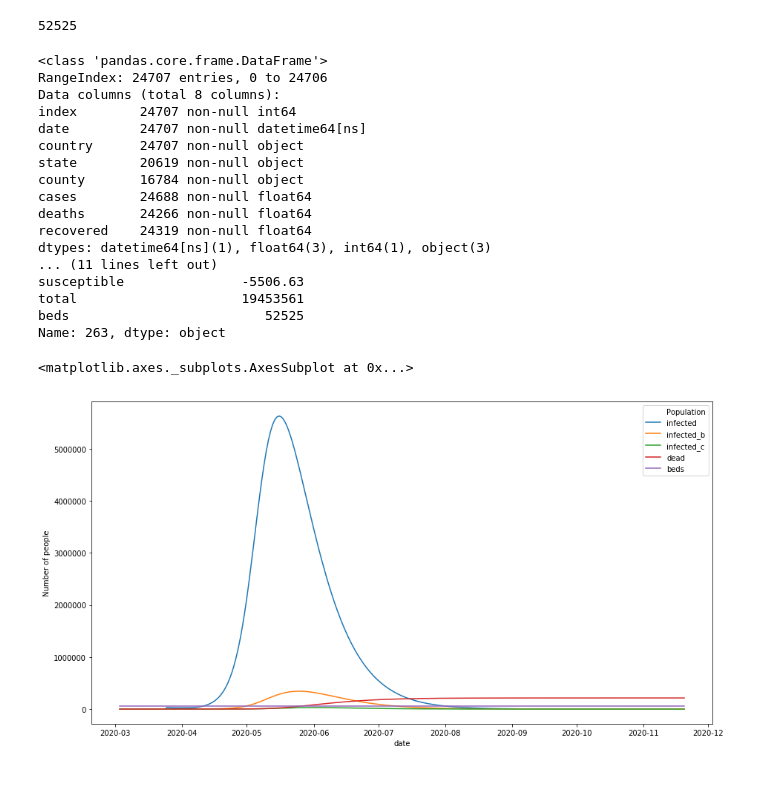
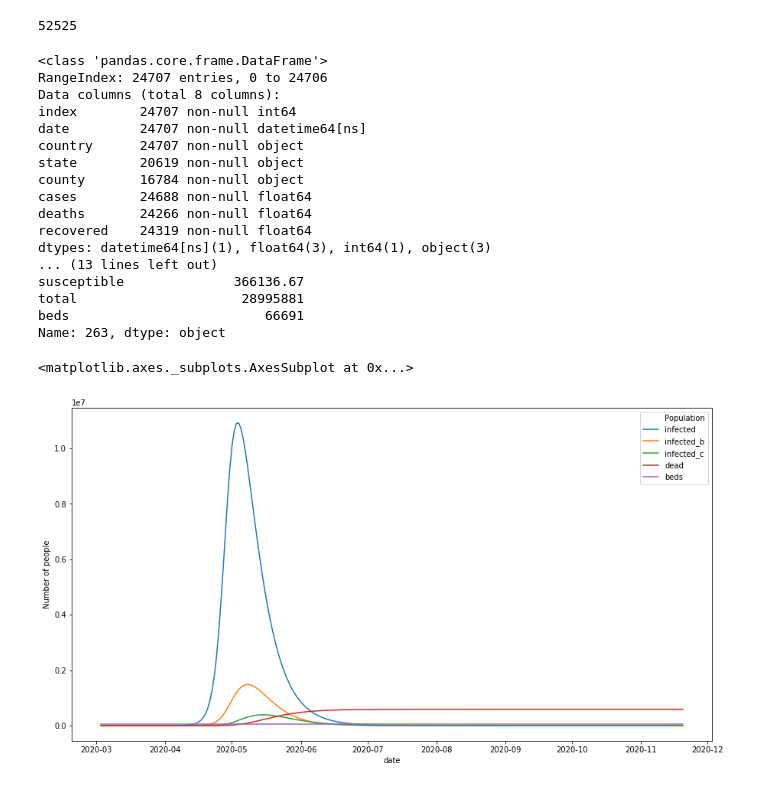
Before and after one commit to act-now-coalition/covid-data-model, a Jupyter notebook: seird_notebook_runtime.ipynb, the cells around one changed output. Drawn from its saved outputs; the diff is of its cells as text; code cells hidden in the pictures.

```diff
--- a/seird_notebook_runtime.ipynb
+++ b/seird_notebook_runtime.ipynb
@@ -56,9 +56,11 @@ def model_state(country, state, interventions=None):
         # added for seird model
         'incubation_period': 5, # In days
         'hospital_time_recovery': 11, #Duration of hospitalization, In days
-        'use_harvard_params': False, #If True use the harvard parameters directly, if not calculate off the above
         'use_harvard_init': use_harvard_init, #If True use the harvard model inputs for inital conditions and N (recreate their graph)
 
+
+        'use_harvard_params': False, #If True use the harvard parameters directly, if not calculate off the above
+        'fix_r0': True, #If True use the parameters that make R0 2.4, if not calculate off the above
         'hospitalization_rate': HOSPITALIZATION_RATE,
         'hospitalized_cases_requiring_icu_care': HOSPITALIZED_CASES_REQUIRING_ICU_CARE,
         'total_infected_period': 12, # In days
@@ -142,32 +144,32 @@ def plot_df(df, cols):
 use_harvard_init = False #If True use the harvard model inputs for inital conditions and N (recreate their graph)
 #use_harvard_init = True #If True use the harvard model inputs for inital conditions and N (recreate their graph)
 # %%
-[initervention_df, soln] = model_state('USA', 'NY', INTERVENTIONS[4])
+[initervention_df, soln] = model_state('USA', 'TX', INTERVENTIONS[4])
 
 print(initervention_df.iloc[-1])
 #print(initervention_df.iloc[-20])
 
 #chart_cols = ["exposed", "infected", "infected_b", "infected_c",  "recovered", "dead"] #, "susceptible"]
 chart_cols = ["infected", "infected_b", "infected_c", "dead", "beds"] #, "susceptible"] "recovered",
 
 plot_df(initervention_df, chart_cols)
 # %% [output]
 <class 'pandas.core.frame.DataFrame'>
 RangeIndex: 24707 entries, 0 to 24706
 Data columns (total 8 columns):
 index        24707 non-null int64
 date         24707 non-null datetime64[ns]
 country      24707 non-null object
 state        20619 non-null object
 county       16784 non-null object
 cases        24688 non-null float64
 deaths       24266 non-null float64
 recovered    24319 non-null float64
 dtypes: datetime64[ns](1), float64(3), int64(1), object(3)
-... (11 lines left out)
-susceptible               -5506.63
-total                     19453561
-beds                         52525
+... (13 lines left out)
+susceptible              366136.67
+total                     28995881
+beds                         66691
 Name: 263, dtype: object
 <matplotlib.axes._subplots.AxesSubplot at 0x...>
-[figure, old version]
+[figure, new version]
```
Also changed, not shown: parts of 4 cells of this notebook, 3 other files.
